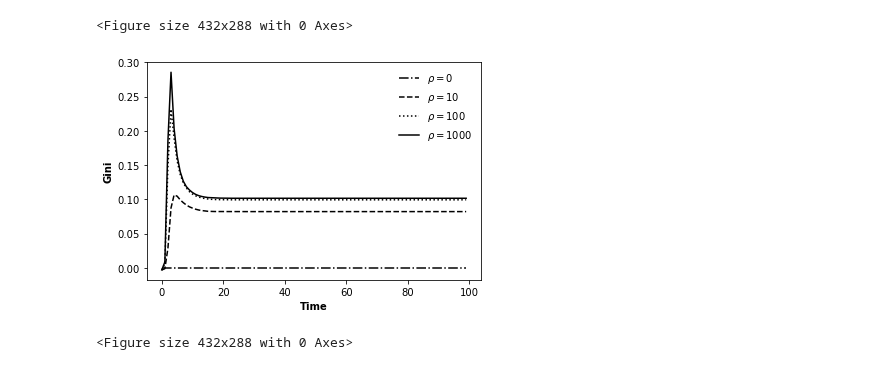
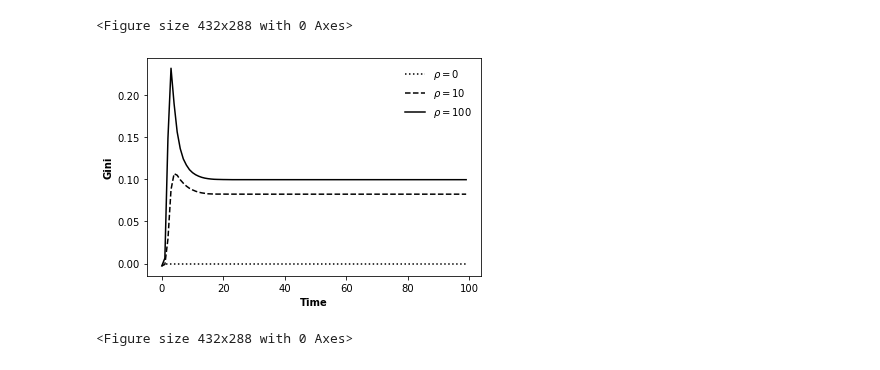
Before and after one commit to GrandJune/DAOs, a Jupyter notebook: V3/Incentive/Evaluator.ipynb, the cells around one changed output. Saved outputs shown, nothing was run; the diff lists cells and outputs as text; code cells hidden in the pictures.

```diff
--- a/V3/Incentive/Evaluator.ipynb
+++ b/V3/Incentive/Evaluator.ipynb
@@ -73,17 +73,17 @@ plt.clf()
 # %%
 # Gini
 x = range(len(dao_performance[0]))
-plt.plot(x, dao_gini[0], "k-.", label='$\\rho=0$')
+plt.plot(x, dao_gini[0], "k:", label='$\\rho=0$')
 plt.plot(x, dao_gini[1], "k--", label='$\\rho=10$')
-plt.plot(x, dao_gini[2], "k:", label='$\\rho=100$')
-plt.plot(x, dao_gini[3], "k-", label='$\\rho=1000$')
+plt.plot(x, dao_gini[2], "k-", label='$\\rho=100$')
+# plt.plot(x, dao_gini[3], "k-", label='$\\rho=1000$')
 plt.xlabel('Time', fontweight='bold', fontsize=10)
 plt.ylabel('Gini', fontweight='bold', fontsize=10)
 # plt.xticks(x)
 plt.legend(frameon=False, ncol=1, fontsize=10)
-plt.savefig(data_folder + r"\Incentive_gini.png", transparent=False, dpi=200)
+plt.savefig(data_folder + r"\Incentive_gini.png", transparent=True, dpi=200)
 plt.show()
 plt.clf()
 # %% [output]
-[figure, old version]
+[figure, new version]
 <Figure size 432x288 with 0 Axes>
```
Also changed, not shown: parts of 3 cells of this notebook, 10 other files.
